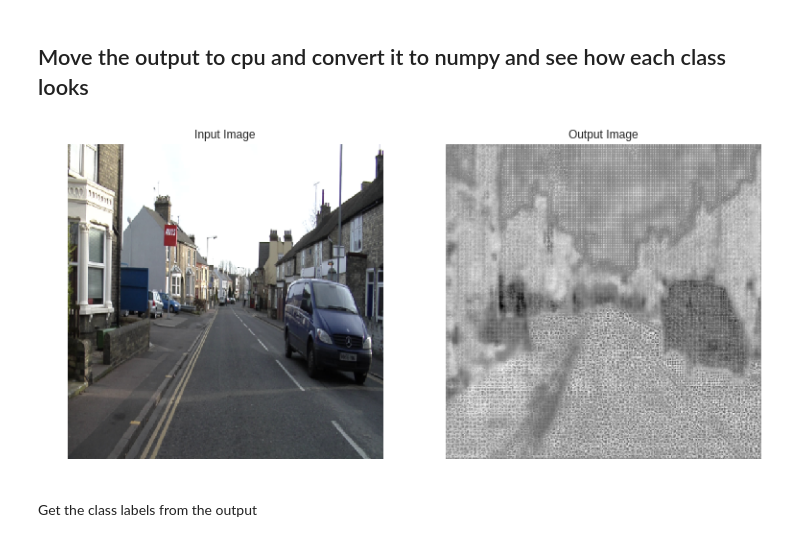
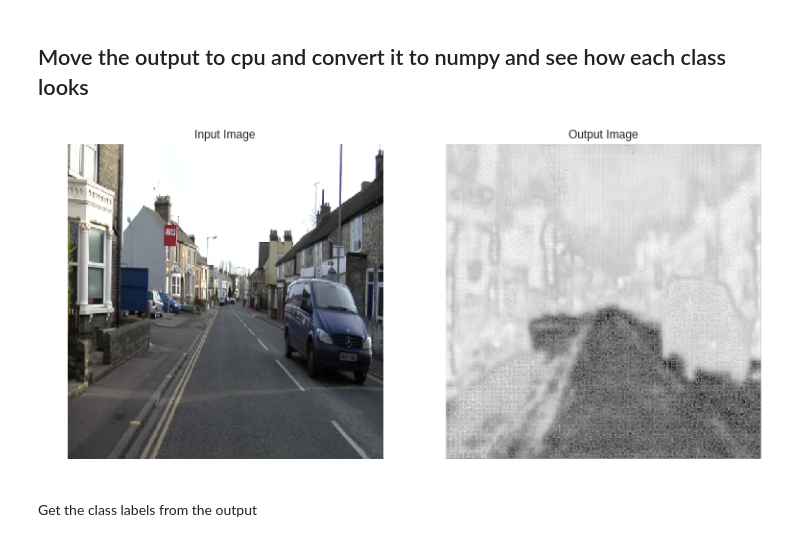
Before and after one commit to iArunava/ENet-Real-Time-Semantic-Segmentation, a Jupyter notebook: ENet-Real Time Semantic Segmentation.ipynb, the cells around one changed output. Saved outputs shown, nothing was run; the diff lists cells and outputs as text; code cells hidden in the pictures.

Commit message:
Changes to the mask plot

```diff
--- a/ENet-Real Time Semantic Segmentation.ipynb
+++ b/ENet-Real Time Semantic Segmentation.ipynb
@@ -843,20 +843,20 @@ smg_ = cv2.resize(np.array(smg_), (512, 512), cv2.INTER_NEAREST)
 # %%
 out2 = out1.cpu().detach().numpy()
 # %%
-mno = 9 # Should be between 0 - n-1 | where n is the number of classes
+mno = 3 # Should be between 0 - n-1 | where n is the number of classes
 
 figure = plt.figure(figsize=(20, 10))
 plt.subplot(1, 3, 1)
 plt.title('Input Image')
 plt.axis('off')
 plt.imshow(tmg_)
 plt.subplot(1, 3, 2)
 plt.title('Output Image')
 plt.axis('off')
 plt.imshow(out2[mno, :, :])
 plt.show()
 # %% [output]
-[figure, old version]
+[figure, new version]
 # %% [markdown]
 Get the class labels from the output
 # %%
```
